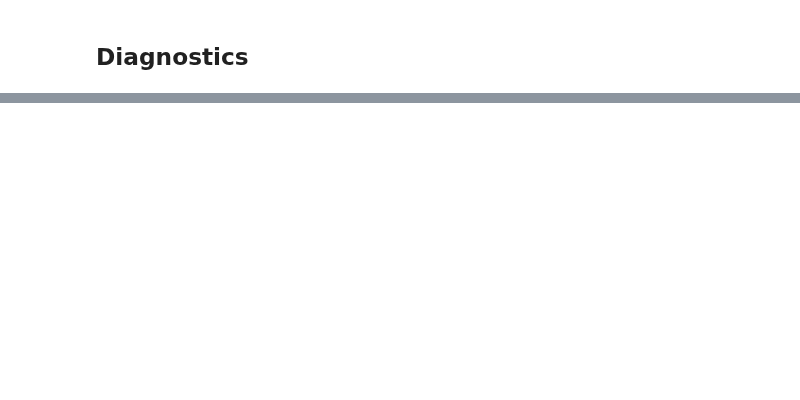
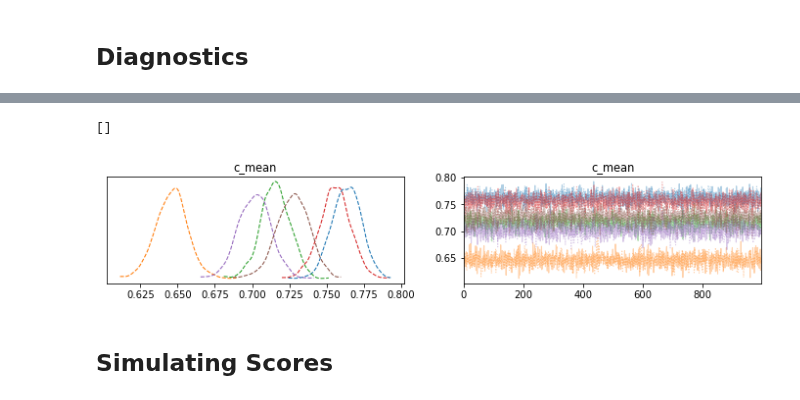
Before and after one commit to imrogerjiang/bayesian-inference-topic-measures, a Jupyter notebook: Power and Significance simulation.ipynb, the cells around one changed output, grey strips where cells are left out. Cells and saved outputs as stored; diff of their text form; code cells hidden in the pictures; blank space fills up the shorter version.

```diff
--- a/Power and Significance simulation.ipynb
+++ b/Power and Significance simulation.ipynb
@@ -32,7 +36,7 @@ cordel_ids["cordel_id"] = cordel_ids.index
 topic_ids = (raw_data.groupby(["corpus", "model", "topic"], as_index=False)
     .agg({"intrusion":"count"})
     .drop(columns="intrusion"))
-topic_ids["topic_id"] = topic_ids.index
+topic_ids["topic_id"] = topic_ids["topic"].astype(np.int16)
 
 rater_ids = (raw_data.groupby(["corpus", "rater"], as_index=False)
     .agg({"intrusion":"count"})
@@ -331,0 +235,8 @@ See the caveats in the documentation: https://pandas.pydata.org/pandas-docs/stab
+# %%
+az.plot_trace(glm["trace"].posterior["c_mean"], kind="trace", combined=True)
+plt.plot()
+# %% [output]
+[]
+[figure, added]
+# %% [markdown]
+## Simulating Scores
```
Also changed, not shown: parts of 45 cells of this notebook, 1 other file.
